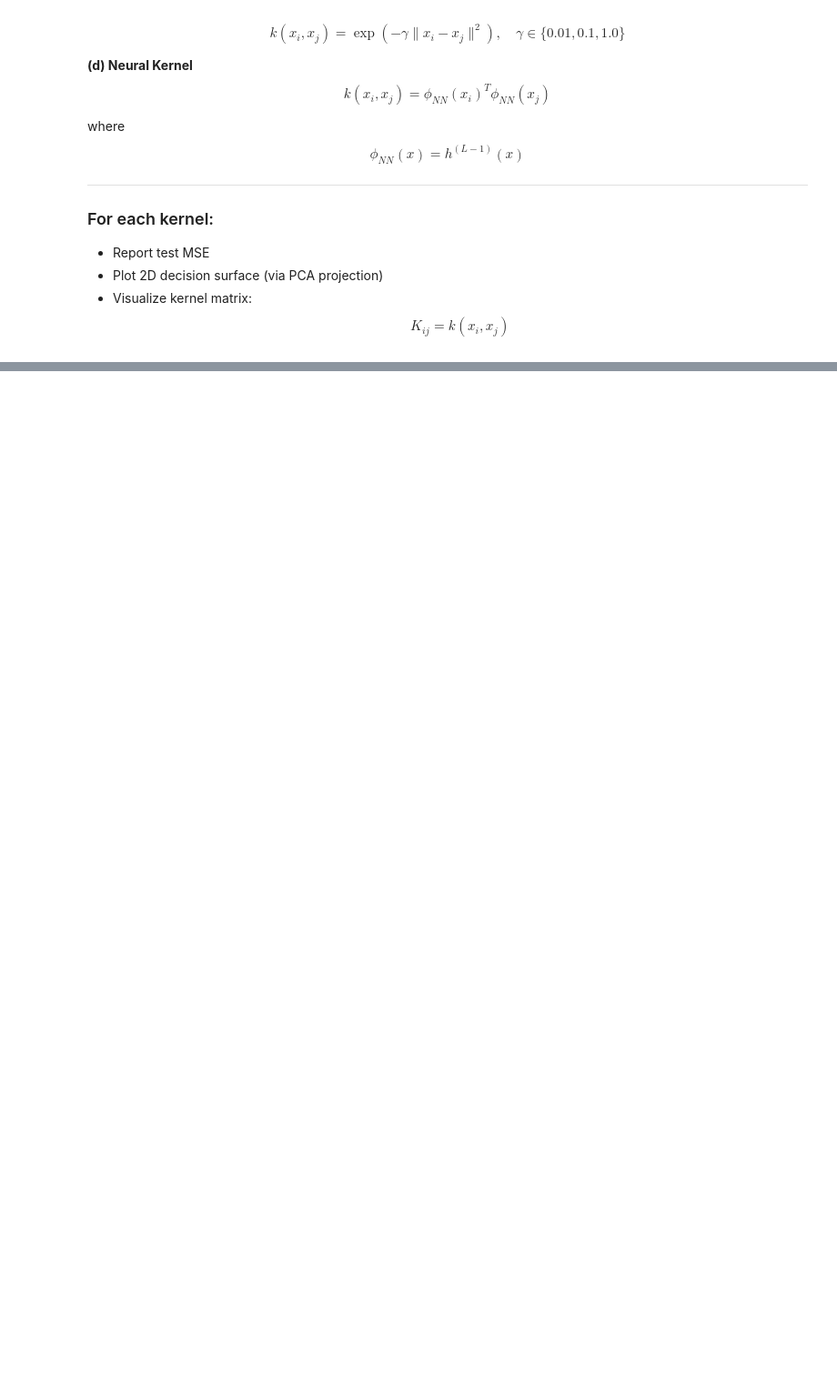
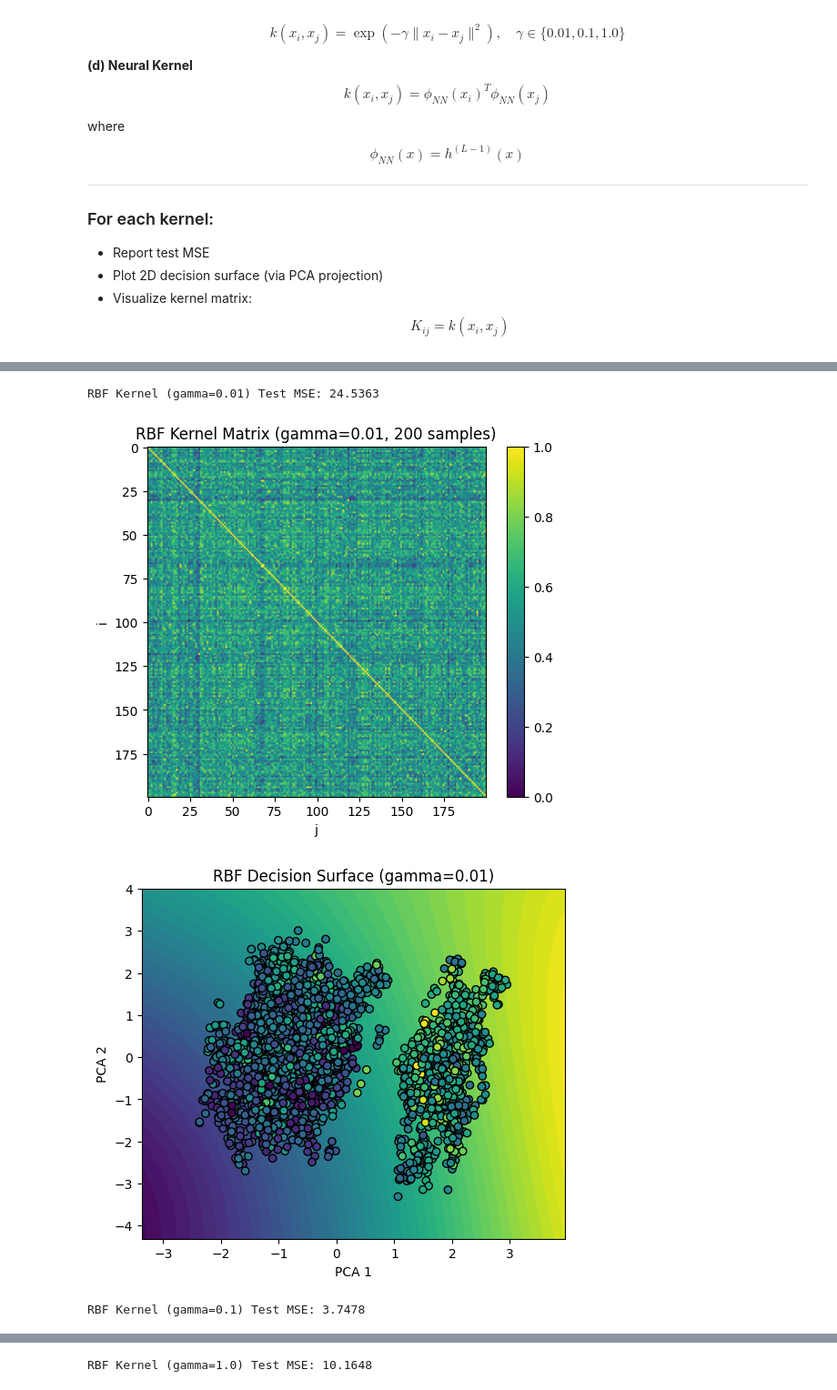
Before and after one commit to GPushkar1611/DL-Assignments, a Jupyter notebook: Assignment-1/Kernel_methods.ipynb, the cells around one changed output, grey strips where cells are left out. Shown at 91% size. Cells and saved outputs as stored; diff of their text form; code cells hidden in the pictures; blank space fills up the shorter version.

```diff
--- a/Assignment-1/Kernel_methods.ipynb
+++ b/Assignment-1/Kernel_methods.ipynb
@@ -375,0 +404,27 @@ plot_decision_surface(X_train, y_train,
+# %%
+# rbf kernel
+
+for gamma in [0.01, 0.1, 1.0]:
+
+    model = SVR(kernel='rbf', gamma=gamma, C=1.0, epsilon=0.1)
+
+    mse, model = train_evaluate_kernel(
+        model,
+        X_train, X_test,
+        y_train_scaled, y_test,
+        f"RBF Kernel (gamma={gamma})"
+    )
+
+    results[f"RBF_gamma{gamma}"] = mse
+    models[f"RBF_gamma{gamma}"] = model
+
+    K_vis = rbf_kernel_matrix(X_sub, X_sub, gamma=gamma)
+    plot_kernel_matrix(K_vis, f"RBF Kernel Matrix (gamma={gamma}, 200 samples)")
+
+    plot_decision_surface(X_train, y_train, model,
+                          f"RBF Decision Surface (gamma={gamma})")
+# %% [output]
+RBF Kernel (gamma=0.01) Test MSE: 24.5363
+[figure, added]
+[figure, added]
+RBF Kernel (gamma=0.1) Test MSE: 3.7478
@@ -375,0 +433 @@ plot_decision_surface(X_train, y_train,
+RBF Kernel (gamma=1.0) Test MSE: 10.1648
```
Also changed, not shown: parts of 23 cells of this notebook.
